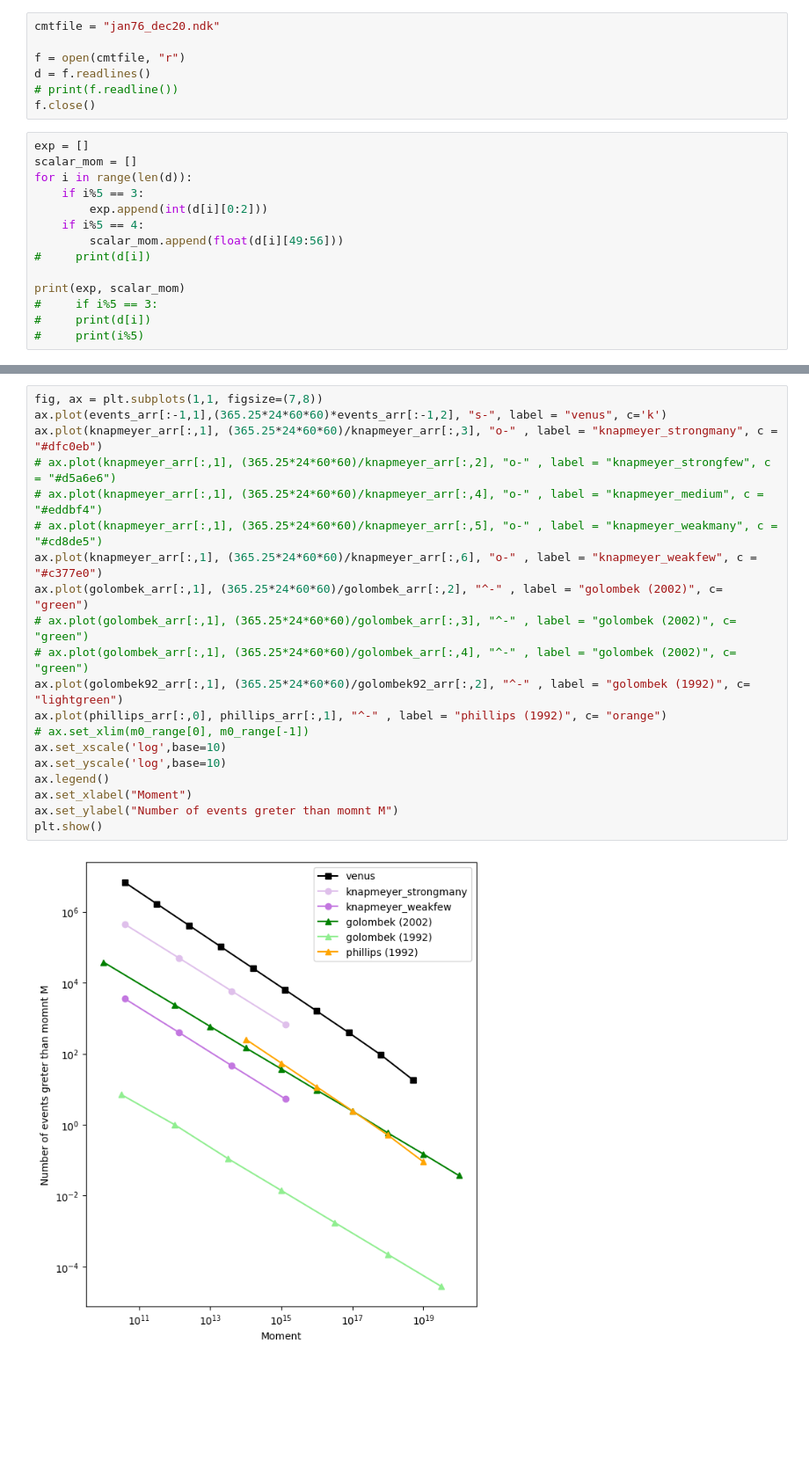
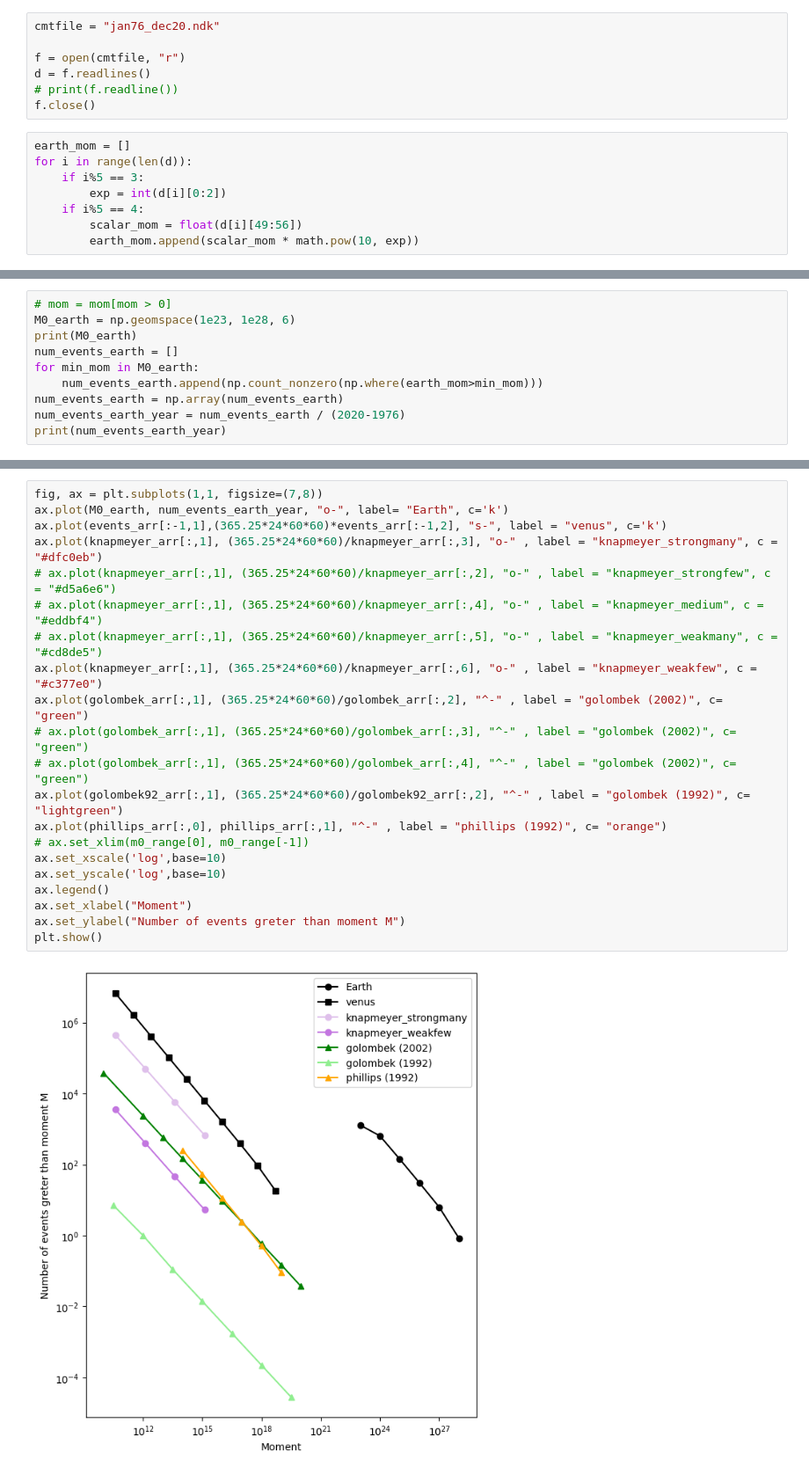
Before and after one commit to iganache/venusquakes, a Jupyter notebook: strainrates_deadplanet.ipynb, the cells around one changed output, grey strips where cells are left out. Shown at 88% size. Drawn from its saved outputs; the diff is of its cells as text; blank space fills up the shorter version.

```diff
--- a/strainrates_deadplanet.ipynb
+++ b/strainrates_deadplanet.ipynb
@@ -208,16 +209,10 @@ d = f.readlines()
 # print(f.readline())
 f.close()
 # %%
-exp = []
-scalar_mom = []
+earth_mom = []
 for i in range(len(d)):
     if i%5 == 3:
-        exp.append(int(d[i][0:2]))
+        exp = int(d[i][0:2])
     if i%5 == 4:
-        scalar_mom.append(float(d[i][49:56]))
-#     print(d[i])
-
-print(exp, scalar_mom)
-#     if i%5 == 3:
-#     print(d[i])
-#     print(i%5)
+        scalar_mom = float(d[i][49:56])
+        earth_mom.append(scalar_mom * math.pow(10, exp))
@@ -225,0 +223,10 @@ print(exp, scalar_mom)
+# %%
+# mom = mom[mom > 0]
+M0_earth = np.geomspace(1e23, 1e28, 6)
+print(M0_earth)
+num_events_earth = []
+for min_mom in M0_earth:
+    num_events_earth.append(np.count_nonzero(np.where(earth_mom>min_mom)))
+num_events_earth = np.array(num_events_earth)
+num_events_earth_year = num_events_earth / (2020-1976)
+print(num_events_earth_year)
@@ -226,22 +242,23 @@ print(exp, scalar_mom)
 # %%
 fig, ax = plt.subplots(1,1, figsize=(7,8))
+ax.plot(M0_earth, num_events_earth_year, "o-", label= "Earth", c='k')
 ax.plot(events_arr[:-1,1],(365.25*24*60*60)*events_arr[:-1,2], "s-", label = "venus", c='k')
 ax.plot(knapmeyer_arr[:,1], (365.25*24*60*60)/knapmeyer_arr[:,3], "o-" , label = "knapmeyer_strongmany", c = "#dfc0eb")
 # ax.plot(knapmeyer_arr[:,1], (365.25*24*60*60)/knapmeyer_arr[:,2], "o-" , label = "knapmeyer_strongfew", c = "#d5a6e6")
 # ax.plot(knapmeyer_arr[:,1], (365.25*24*60*60)/knapmeyer_arr[:,4], "o-" , label = "knapmeyer_medium", c = "#eddbf4")
 # ax.plot(knapmeyer_arr[:,1], (365.25*24*60*60)/knapmeyer_arr[:,5], "o-" , label = "knapmeyer_weakmany", c = "#cd8de5")
 ax.plot(knapmeyer_arr[:,1], (365.25*24*60*60)/knapmeyer_arr[:,6], "o-" , label = "knapmeyer_weakfew", c = "#c377e0")
 ax.plot(golombek_arr[:,1], (365.25*24*60*60)/golombek_arr[:,2], "^-" , label = "golombek (2002)", c= "green")
 # ax.plot(golombek_arr[:,1], (365.25*24*60*60)/golombek_arr[:,3], "^-" , label = "golombek (2002)", c= "green")
 # ax.plot(golombek_arr[:,1], (365.25*24*60*60)/golombek_arr[:,4], "^-" , label = "golombek (2002)", c= "green")
 ax.plot(golombek92_arr[:,1], (365.25*24*60*60)/golombek92_arr[:,2], "^-" , label = "golombek (1992)", c= "lightgreen")
 ax.plot(phillips_arr[:,0], phillips_arr[:,1], "^-" , label = "phillips (1992)", c= "orange")
 # ax.set_xlim(m0_range[0], m0_range[-1])
 ax.set_xscale('log',base=10)
 ax.set_yscale('log',base=10)
 ax.legend()
 ax.set_xlabel("Moment")
-ax.set_ylabel("Number of events greter than momnt M")
+ax.set_ylabel("Number of events greter than moment M")
 plt.show()
 # %% [output]
-[figure, old version]
+[figure, new version]
```
Also changed, not shown: parts of 6 cells of this notebook.
